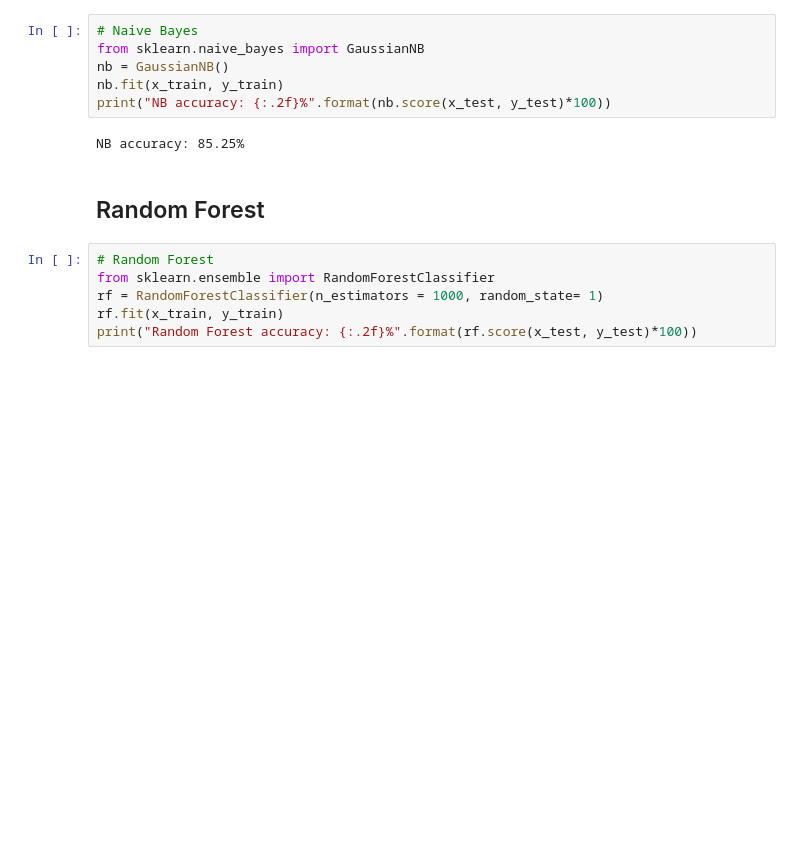
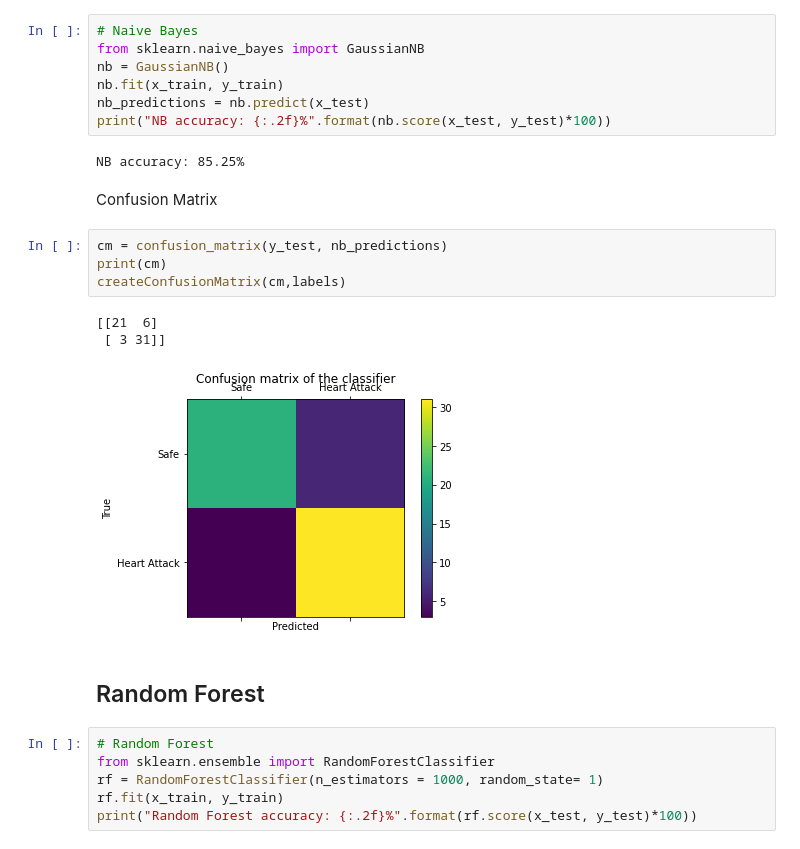
Before and after one commit to hidayatarg/HeartDiseasePrediction-MachineLearning, a Jupyter notebook: Presence of Heart Disease Machine Learning.ipynb, the cells around one changed output. Saved outputs shown, nothing was run; the diff lists cells and outputs as text; blank space fills up the shorter version.

```diff
--- a/Presence of Heart Disease Machine Learning.ipynb
+++ b/Presence of Heart Disease Machine Learning.ipynb
@@ -273,9 +355,20 @@ SVC accuracy: 68.85%
 from sklearn.naive_bayes import GaussianNB
 nb = GaussianNB()
 nb.fit(x_train, y_train)
+nb_predictions = nb.predict(x_test)
 print("NB accuracy: {:.2f}%".format(nb.score(x_test, y_test)*100))
 # %% [output]
 NB accuracy: 85.25%
+# %% [markdown]
+Confusion Matrix
+# %%
+cm = confusion_matrix(y_test, nb_predictions)
+print(cm)
+createConfusionMatrix(cm,labels)
+# %% [output]
+[[21  6]
+ [ 3 31]]
+[figure, added]
 # %% [markdown]
 ## Random Forest
 # %%
```
Also changed, not shown: parts of 30 cells of this notebook.
